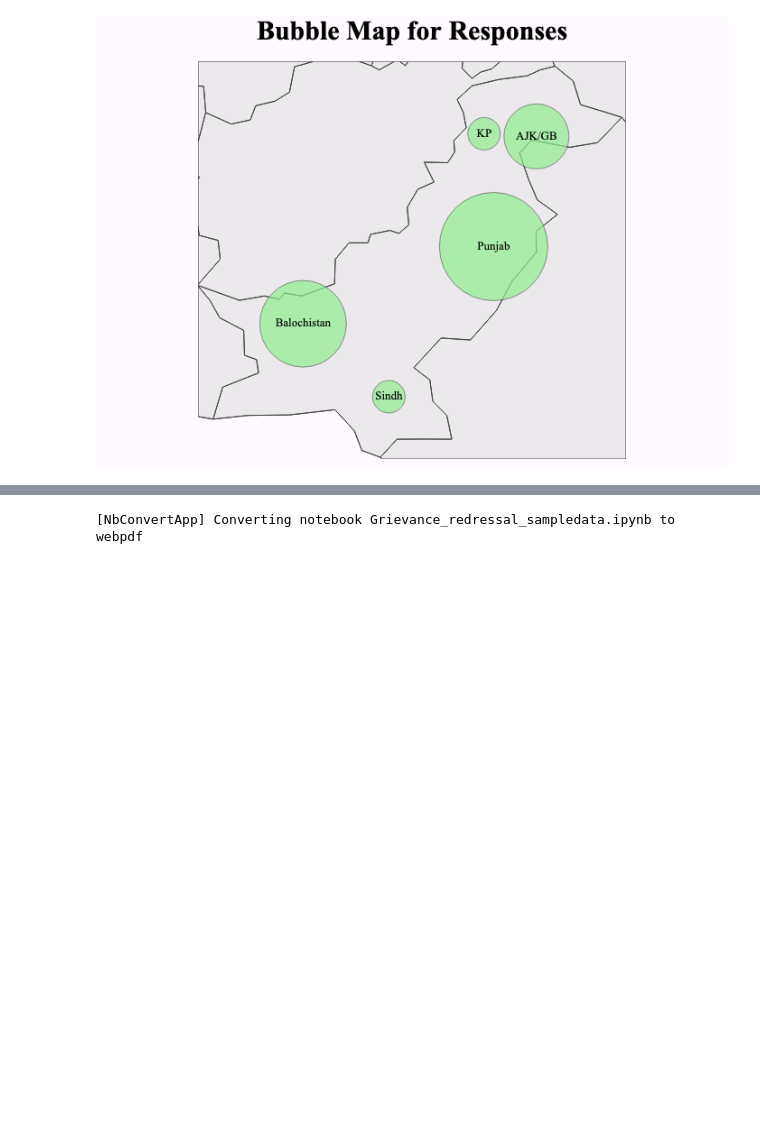
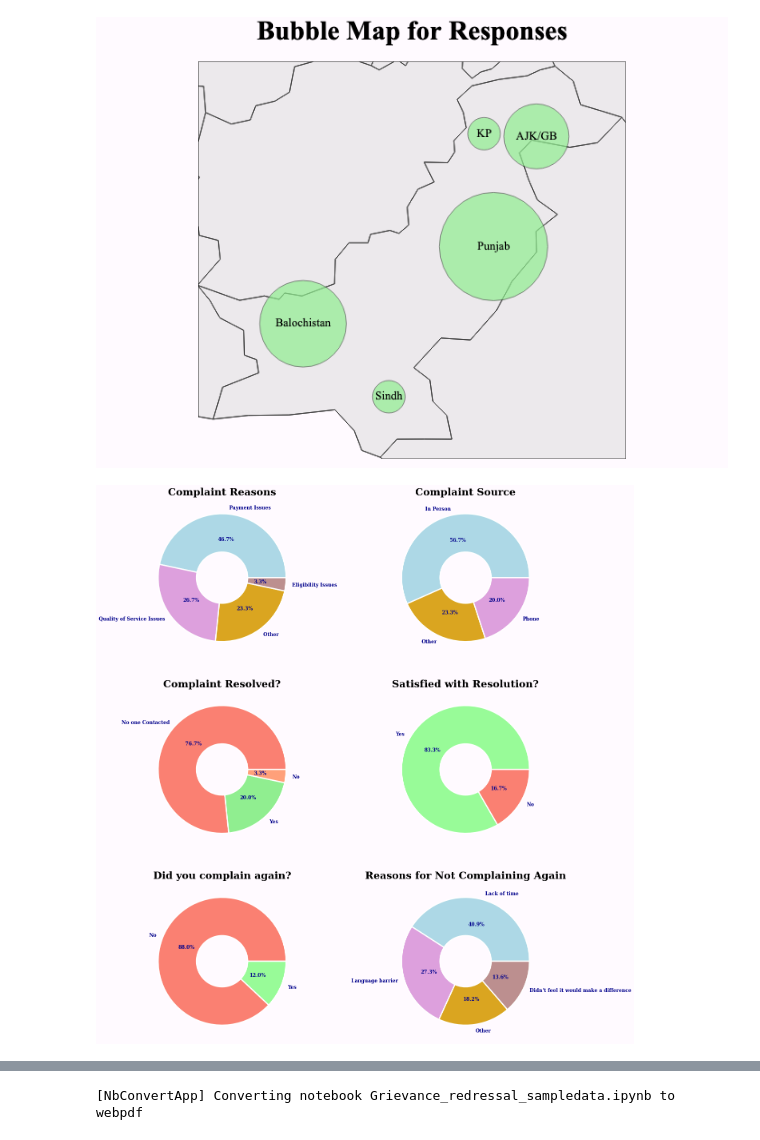
Before and after one commit to snaveerafrizvi/Grievance-Redressal, a Jupyter notebook: Grievance_redressal_sampledata.ipynb, the cells around one changed output, grey strips where cells are left out. Saved outputs shown, nothing was run; the diff lists cells and outputs as text; code cells hidden in the pictures; blank space fills up the shorter version.

Commit message:
Update data and analysis

```diff
--- a/Grievance_redressal_sampledata.ipynb
+++ b/Grievance_redressal_sampledata.ipynb
@@ -143,6 +139,40 @@ fig.update_layout(
 fig.show("png")
 # %% [output]
 [figure]
+# %%
+
+def plot_pie(data,color_list,title,ax_num):
+    data.value_counts().plot(
+        kind='pie',
+        ax=ax[ax_num],
+        colors= color_list,
+        autopct='%1.1f%%',
+        textprops={'fontsize': 12,'color':'darkblue','fontweight':550,'family':'serif'},
+        wedgeprops = {'width':0.6,'linewidth':3, 'edgecolor':(1,1,1,1)})
+
+    ax[ax_num].set_title(title,
+        loc='center', fontsize=25, fontweight="bold",family='serif')
+    ax[ax_num].set_ylabel("")
+    ax[ax_num].tick_params(axis='x', labelsize=25)
+    ax[ax_num].tick_params(axis='y', labelsize=25)
+# %%
+fig,ax= plt.subplots(3,2,figsize=(20,25))
+
+ax = ax.flatten()
+
+
+plot_pie(df["Q1: What was the reason behind your complaint?"],['lightblue', 'plum','goldenrod','rosybrown'],'Complaint Reasons',0)
+plot_pie(df["Q2: How did you lodge a complaint?"],['lightblue','goldenrod','plum'],'Complaint Source',1)
+plot_pie(df["Q4: Was your complaint resolved?"].fillna("No one Contacted"),['salmon', 'lightgreen','lightsalmon'],'Complaint Resolved?',2)
+plot_pie(df["Q5: Are you satisfied with the resolution?"].dropna(),['palegreen','salmon'],'Satisfied with Resolution?',3)
+plot_pie(df["Q6: Did you complain again?"].dropna(),['salmon', 'palegreen'],'Did you complain again?',4)
+plot_pie(df["Q7: Why didn't you complain again?"].dropna(),['lightblue', 'plum','goldenrod','rosybrown'],'Reasons for Not Complaining Again',5)
+
+
+fig.set_facecolor(tuple(np.array([255, 250, 255]) / 255))
+plt.show()
+# %% [output]
+[figure, added]
 # %%
 # Define function for plotting barchars
 def plot_bars(col,barcolors):
```
Also changed, not shown: parts of 8 cells of this notebook, 1 other file.
